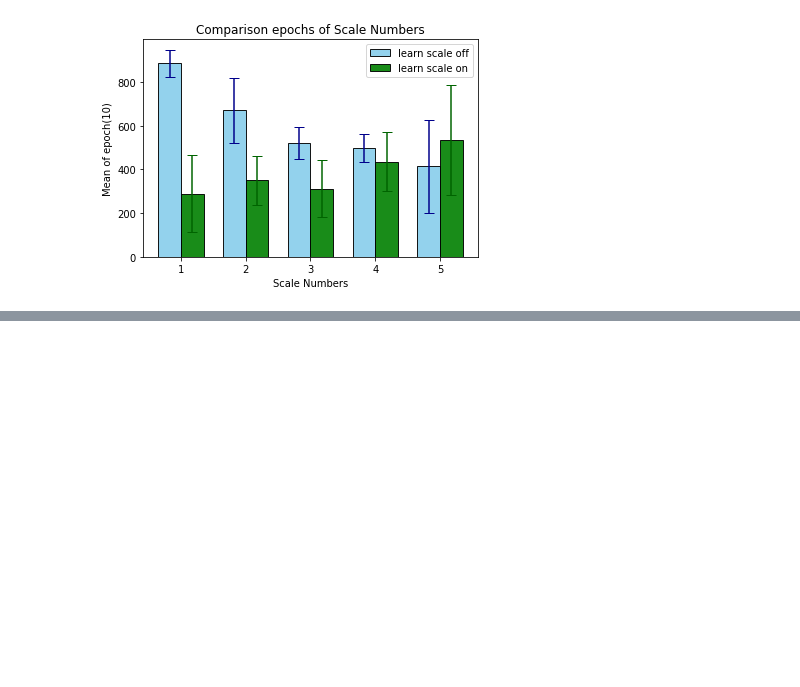
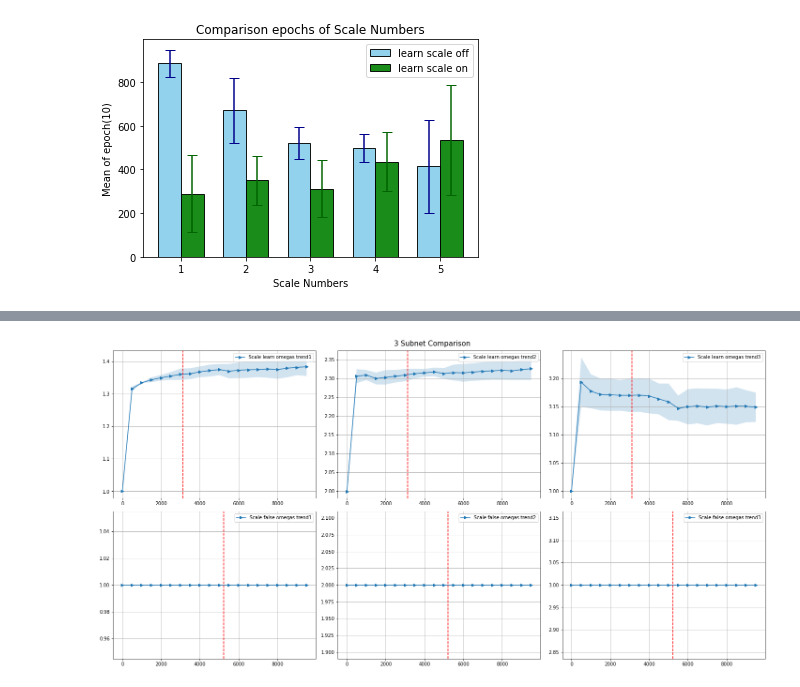
Before and after one commit to liangaomng/lulu_ms, a Jupyter notebook: Evaluate/Poisson_scales_learn_evaluate.ipynb, the cells around one changed output, grey strips where cells are left out. Cells and saved outputs as stored; diff of their text form; code cells hidden in the pictures; blank space fills up the shorter version.

```diff
--- a/Evaluate/Poisson_scales_learn_evaluate.ipynb
+++ b/Evaluate/Poisson_scales_learn_evaluate.ipynb
@@ -559,0 +616,38 @@ y_scale_false_info
+# %%
+scales_number= 3
+fig, ax = plt.subplots(2, scales_number, figsize=(20, 10))  # 2 rows, 5 columns
+
+for i in range(scales_number):
+    # First row plots (y_scale_learn_info)
+    ax[0, i].plot(y_scale_learn_info[f"omega_mean_scale{scales_number}"][:, 0],
+                  y_scale_learn_info[f"omega_mean_scale{scales_number}"][:, i+1],
+                  marker='>', label=f"Scale learn omegas trend{i+1}")
+    ax[0, i].fill_between(y_scale_learn_info[f"omega_mean_scale{scales_number}"][:, 0],
+                          y_scale_learn_info[f"omega_mean_scale{scales_number}"][:, i+1] + y_scale_learn_info[f"omega_std_scale{scales_number}"][:, i+1],
+                          y_scale_learn_info[f"omega_mean_scale{scales_number}"][:, i+1] - y_scale_learn_info[f"omega_std_scale{scales_number}"][:, i+1],
+                          alpha=0.2)
+    #10 因为every 10
+    x_h = int(y_scale_learn_info["epoch_mean"][scales_number-1] * 10)
+    ax[0, i].axvline(x=x_h, color='r', linestyle='--')
+    ax[0, i].grid()
+    ax[0, i].legend()
+
+    # Second row plots (y_scale_false_info)
+    ax[1, i].plot(y_scale_false_info[f"omega_mean_scale{scales_number}"][:, 0],
+                  y_scale_false_info[f"omega_mean_scale{scales_number}"][:, i+1],
+                  marker='>', label=f"Scale false omegas trend{i+1}")
+    ax[1, i].fill_between(y_scale_false_info[f"omega_mean_scale{scales_number}"][:, 0],
+                          y_scale_false_info[f"omega_mean_scale{scales_number}"][:, i+1] + y_scale_false_info[f"omega_std_scale{scales_number}"][:, i+1],
+                          y_scale_false_info[f"omega_mean_scale{scales_number}"][:, i+1] - y_scale_false_info[f"omega_std_scale{scales_number}"][:, i+1],
+                          alpha=0.2)
+    x_h = int(y_scale_false_info["epoch_mean"][scales_number-1] * 10)
+    ax[1, i].axvline(x=x_h, color='r', linestyle='--')
+    ax[1, i].grid()
+    ax[1, i].legend()
+# Set the title for the entire figure
+fig.suptitle(f"{scales_number} Subnet Comparison",fontsize=15)
+plt.tight_layout()  # Adjust the layout
+plt.savefig(f"{Expr_name}/{scales_number} Omgeas Subnet Comparison",dpi=300)
+plt.show()
+# %% [output]
+[figure, added]
```
Also changed, not shown: parts of 8 cells of this notebook, 59 other files.
